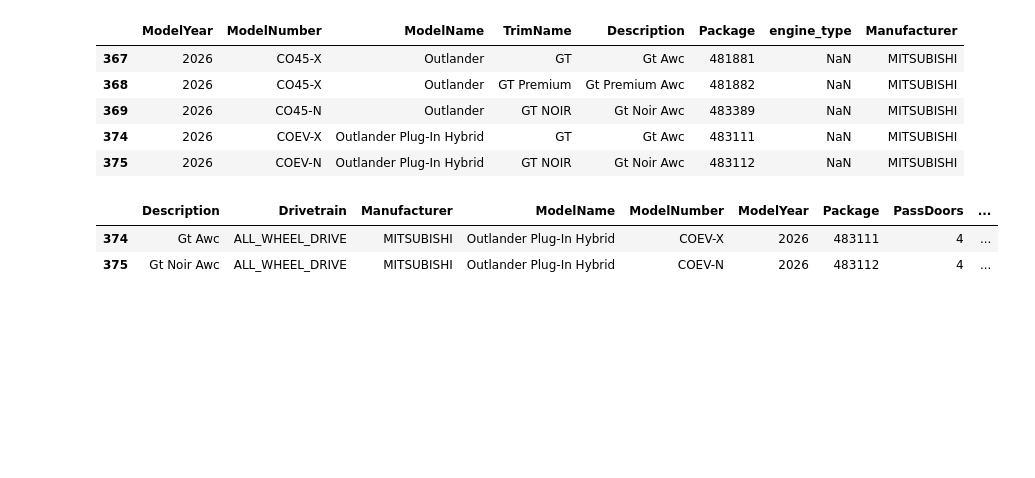
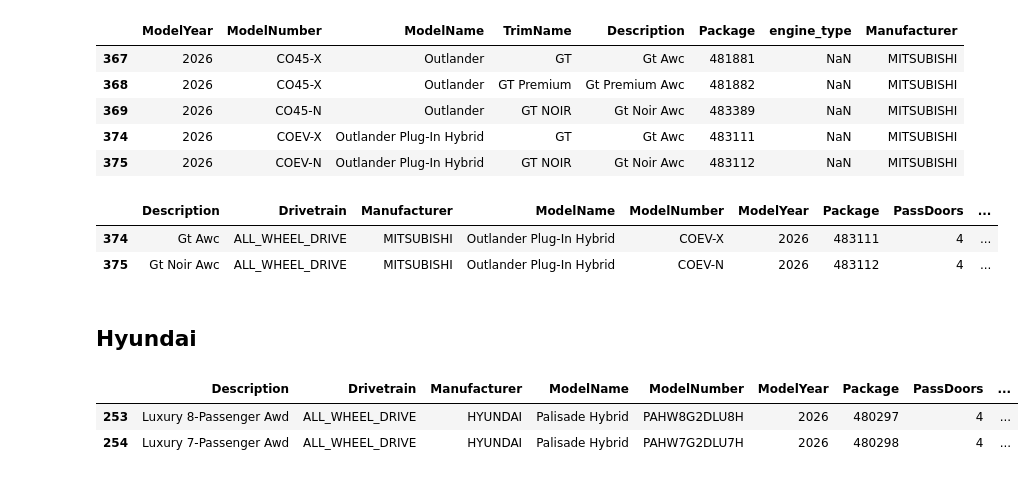
Before and after one commit to MeliPax/OEM_Accessories_v1, a Jupyter notebook: accy_v2/model_lookup/veh_model_service.ipynb, the cells around one changed output. Saved outputs shown, nothing was run; the diff lists cells and outputs as text; code cells hidden in the pictures; blank space fills up the shorter version.

```diff
--- a/accy_v2/model_lookup/veh_model_service.ipynb
+++ b/accy_v2/model_lookup/veh_model_service.ipynb
@@ -481,3 +452,16 @@ search_models_by_description(make, year, keywords)
 |  | Description | Drivetrain | Manufacturer | ModelName | ModelNumber | ModelYear | Package | PassDoors | ... |
 | 374 | Gt Awc | ALL_WHEEL_DRIVE | MITSUBISHI | Outlander Plug-In Hybrid | COEV-X | 2026 | 483111 | 4 | ... |
 | 375 | Gt Noir Awc | ALL_WHEEL_DRIVE | MITSUBISHI | Outlander Plug-In Hybrid | COEV-N | 2026 | 483112 | 4 | ... |
+# %% [markdown]
+## Hyundai
+# %%
+make = "hyundai"
+year = 2026
+keywords = ['palisade', 'lux', 'hev']
+
+
+search_models_by_description(make, year, keywords)
+# %% [output]
+|  | Description | Drivetrain | Manufacturer | ModelName | ModelNumber | ModelYear | Package | PassDoors | ... |
+| 253 | Luxury 8-Passenger Awd | ALL_WHEEL_DRIVE | HYUNDAI | Palisade Hybrid | PAHW8G2DLU8H | 2026 | 480297 | 4 | ... |
+| 254 | Luxury 7-Passenger Awd | ALL_WHEEL_DRIVE | HYUNDAI | Palisade Hybrid | PAHW7G2DLU7H | 2026 | 480298 | 4 | ... |
```
Also changed, not shown: parts of 8 cells of this notebook, 1 other file.
